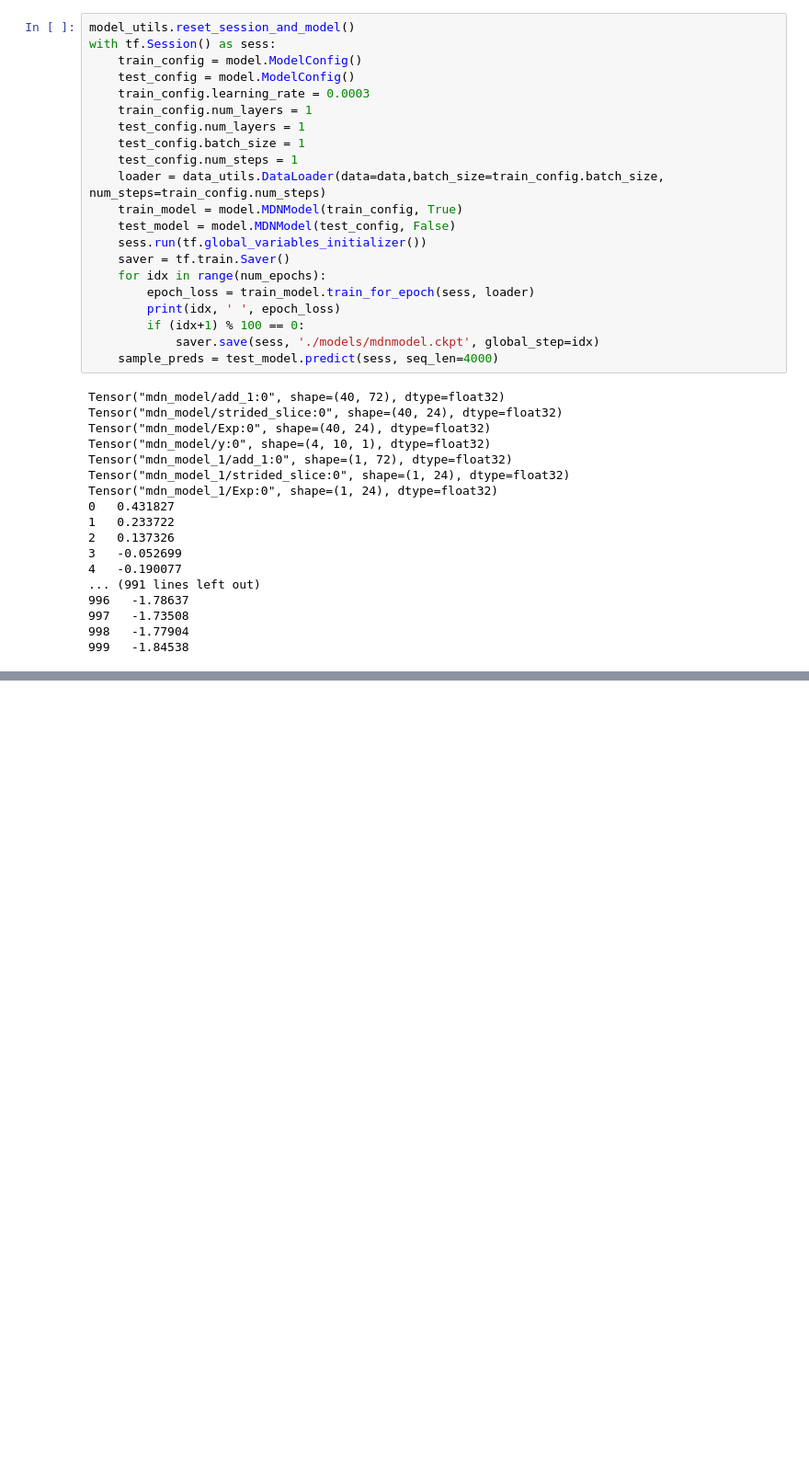
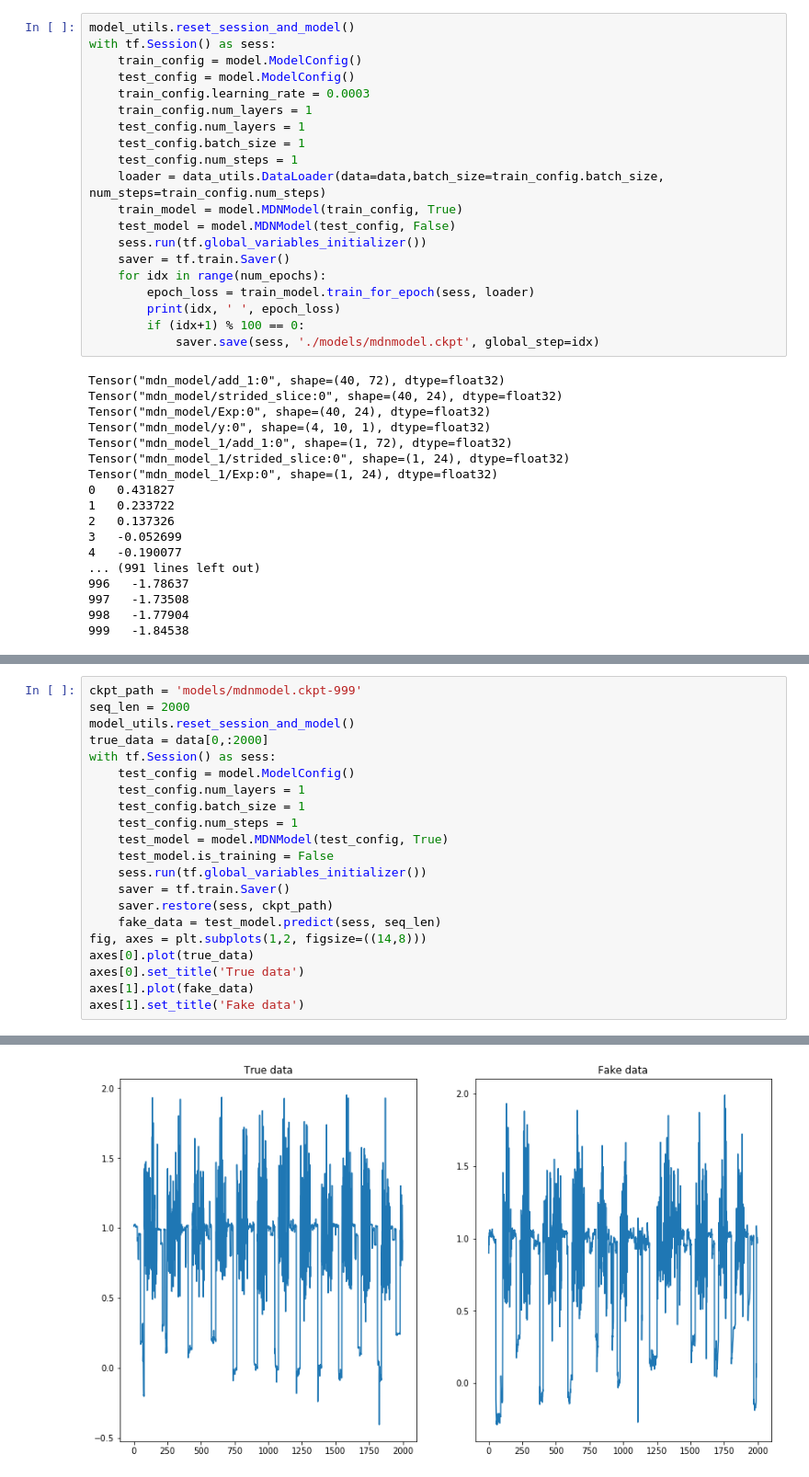
Before and after one commit to nesl/sensegen, a Jupyter notebook: SenseGenModel.ipynb, the cells around one changed output, grey strips where cells are left out. Shown: that part at 92% size. Drawn from its saved outputs; the diff is of its cells as text; blank space fills up the shorter version.

```diff
--- a/SenseGenModel.ipynb
+++ b/SenseGenModel.ipynb
@@ -36,7 +38,6 @@ with tf.Session() as sess:
         print(idx, ' ', epoch_loss)
         if (idx+1) % 100 == 0:
             saver.save(sess, './models/mdnmodel.ckpt', global_step=idx)
-    sample_preds = test_model.predict(sess, seq_len=4000)
 # %% [output]
 Tensor("mdn_model/add_1:0", shape=(40, 72), dtype=float32)
 Tensor("mdn_model/strided_slice:0", shape=(40, 24), dtype=float32)
@@ -62,0 +67,22 @@ plt.plot(sample_preds)
+# %%
+ckpt_path = 'models/mdnmodel.ckpt-999'
+seq_len = 2000
+model_utils.reset_session_and_model()
+true_data = data[0,:2000]
+with tf.Session() as sess:
+    test_config = model.ModelConfig()
+    test_config.num_layers = 1
+    test_config.batch_size = 1
+    test_config.num_steps = 1
+    test_model = model.MDNModel(test_config, True)
+    test_model.is_training = False
+    sess.run(tf.global_variables_initializer())
+    saver = tf.train.Saver()
+    saver.restore(sess, ckpt_path)
+    fake_data = test_model.predict(sess, seq_len)
+fig, axes = plt.subplots(1,2, figsize=((14,8)))
+axes[0].plot(true_data)
+axes[0].set_title('True data')
+axes[1].plot(fake_data)
+axes[1].set_title('Fake data')
+# %% [output]
@@ -62,0 +95 @@ plt.plot(sample_preds)
+[figure, added]
```
Also changed, not shown: parts of 6 cells of this notebook.
